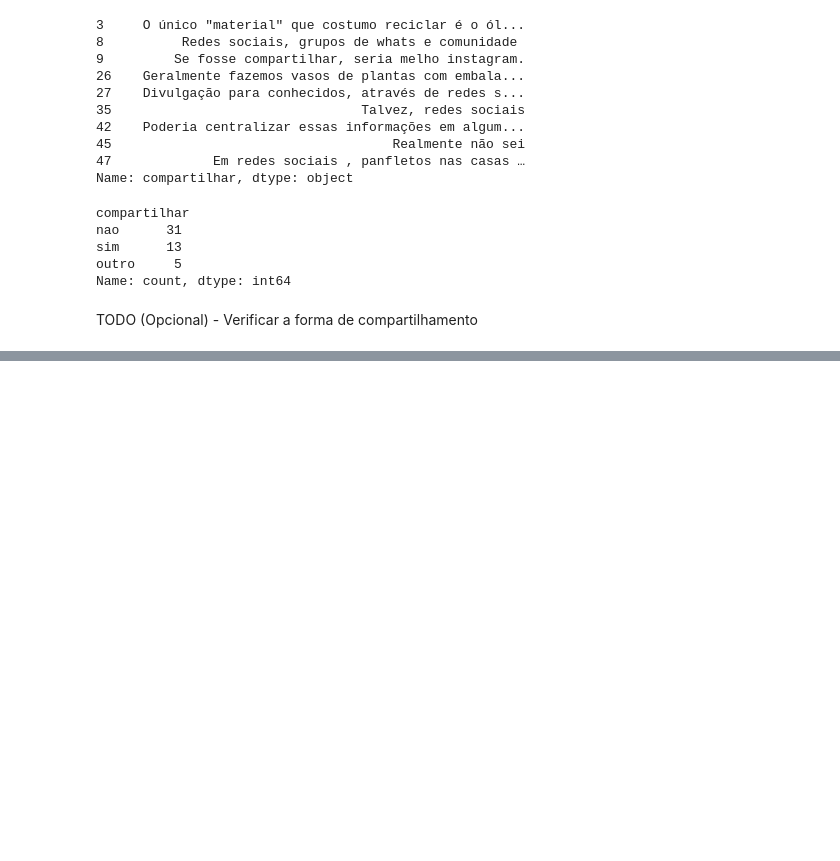
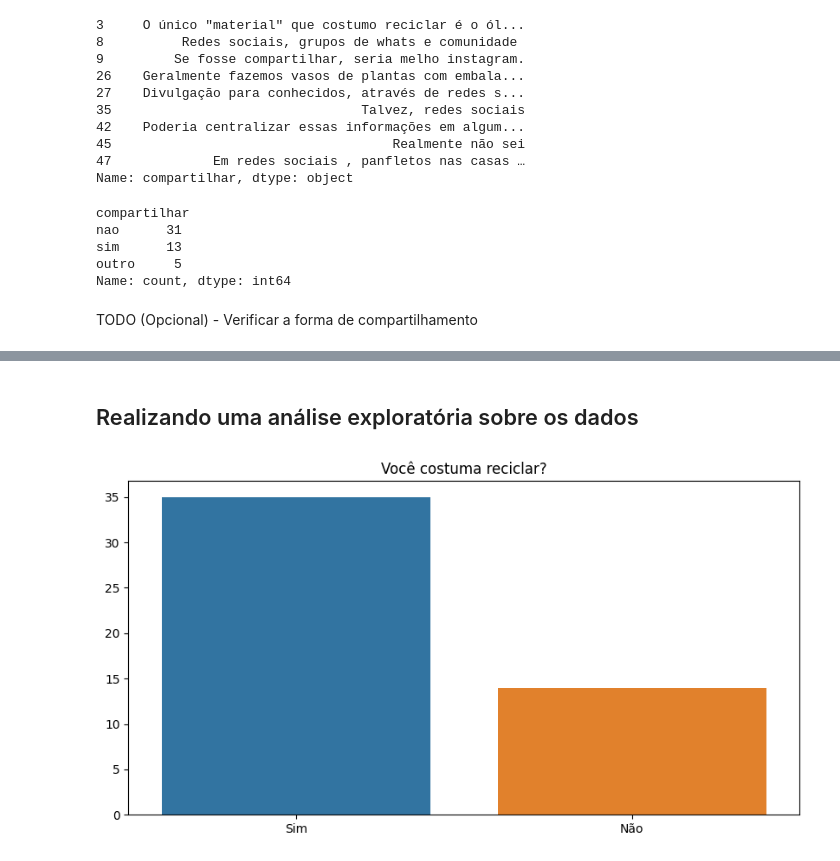
Before and after one commit to Igorjr19/projeto-analise-exploratoria, a Jupyter notebook: aed_ecopontos.ipynb, the cells around one changed output, grey strips where cells are left out. Cells and saved outputs as stored; diff of their text form; code cells hidden in the pictures; blank space fills up the shorter version.

Commit message:
update aed_ecopontos

```diff
--- a/aed_ecopontos.ipynb
+++ b/aed_ecopontos.ipynb
@@ -882,0 +962,10 @@ TODO (Opcional) - Verificar a forma de compartilhamento
+# %%
+recompensas_nenhuma = (
+    ~ (ecopontos['recompensas'].str.contains('pontos', case=False)) &
+    ~ (ecopontos['recompensas'].str.contains('descontos', case=False)) &
+    (ecopontos['recompensas'].str.contains('nenhum', case=False) |
+    ecopontos['recompensas'].str.contains('nada', case=False)) |
+    (ecopontos['recompensas'].str.contains('não precis', case=False)) |
+    (ecopontos['recompensas'].str.contains('não faço', case=False))
+    )
+ecopontos['recompensas'][recompensas_nenhuma]
@@ -882,0 +987,5 @@ TODO (Opcional) - Verificar a forma de compartilhamento
+# %%
+recompensas_todas =( ~recompensas_pontos & ~recompensas_descontos & ~recompensas_nenhuma & (
+    ecopontos['recompensas'].str.contains('todas', case=False)
+    ))
+ecopontos['recompensas'][recompensas_todas]
@@ -882,0 +995,3 @@ TODO (Opcional) - Verificar a forma de compartilhamento
+# %%
+recompensas_outros = ~recompensas_pontos & ~recompensas_descontos & ~recompensas_nenhuma & ~recompensas_todas
+ecopontos['recompensas'][recompensas_outros]
@@ -882,0 +1016,8 @@ TODO (Opcional) - Verificar a forma de compartilhamento
+# %%
+ecopontos['recompensas'][recompensas_nenhuma] = 'nenhuma'
+ecopontos['recompensas'][recompensas_pontos] = 'pontos'
+ecopontos['recompensas'][recompensas_descontos] = 'descontos'
+ecopontos['recompensas'][recompensas_todas] = 'todas'
+ecopontos['recompensas'][recompensas_outros] = 'outro'
+# %% [markdown]
+## Realizando uma análise exploratória sobre os dados
@@ -882,0 +1029,14 @@ TODO (Opcional) - Verificar a forma de compartilhamento
+# %%
+y = ecopontos['recicla'].value_counts().values
+x = ['Sim', 'Não']
+
+title = aliases['recicla']
+title = title.split('?')[0] + '?'
+
+
+plt.figure(figsize=(10, 5))
+sns.barplot(x=x, y=y, hue=x, palette='tab10')
+plt.title(title)
+plt.show()
+# %% [output]
+[figure, added]
```
Also changed, not shown: parts of 33 cells of this notebook, 1 other file.
